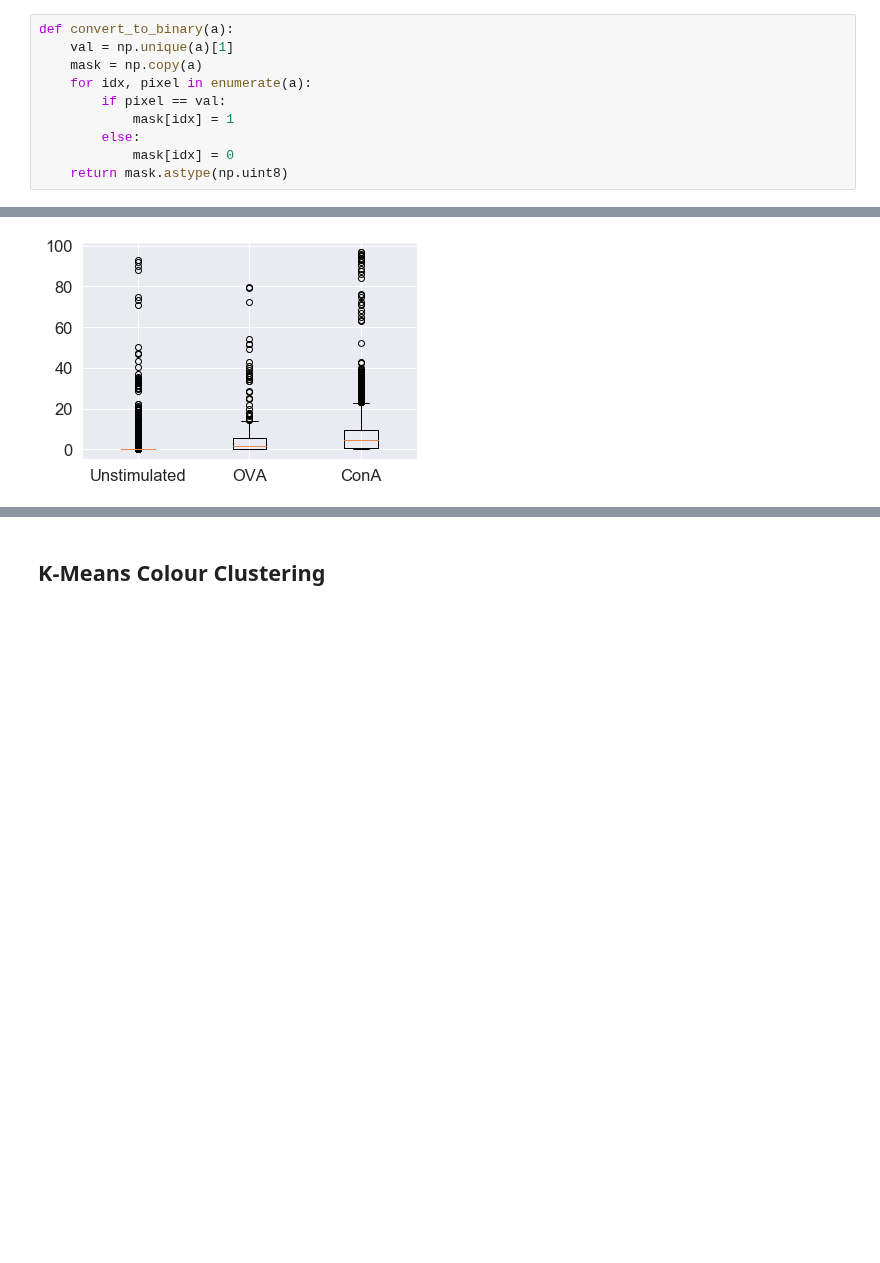
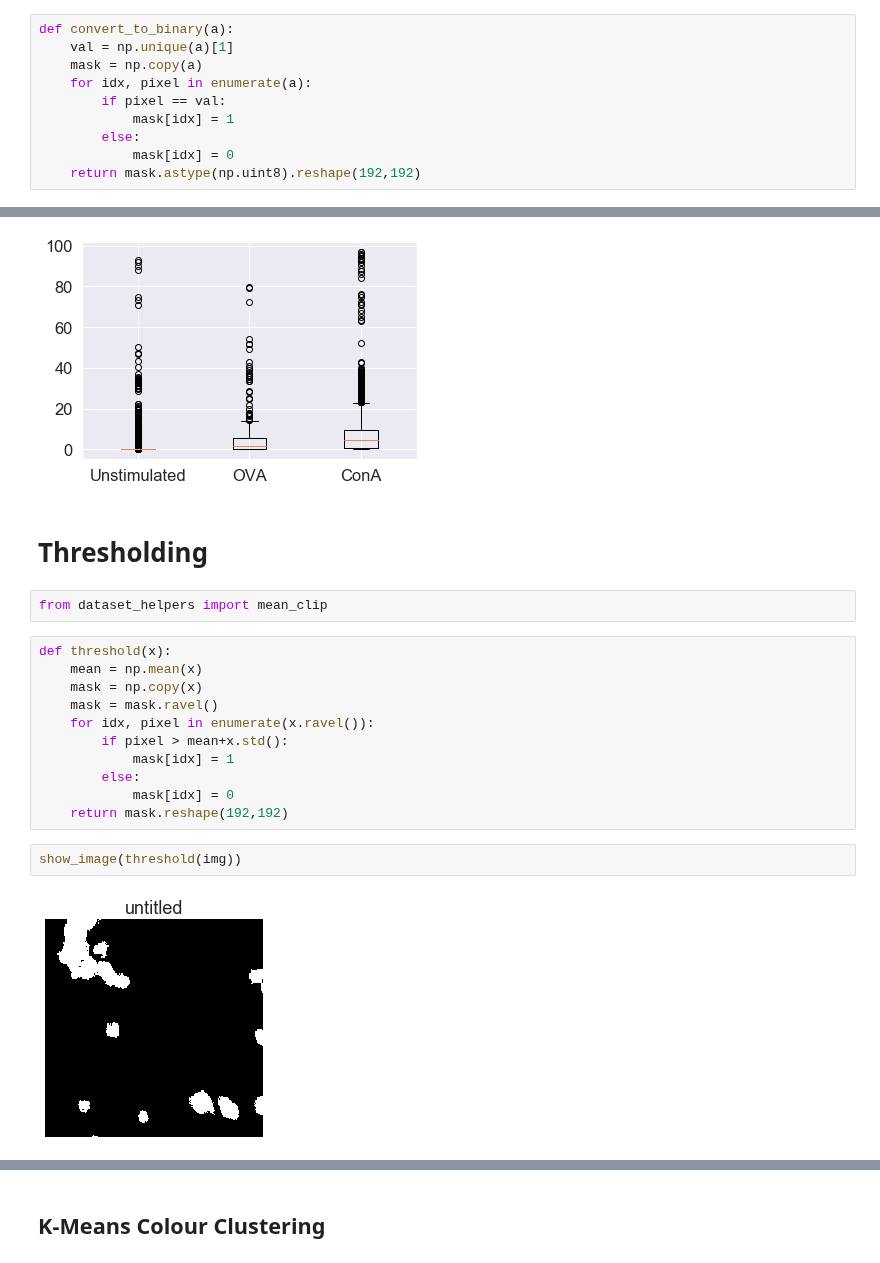
Before and after one commit to leonore/deep-learning-for-immune-cells, a Jupyter notebook: src/image_segmentation.ipynb, the cells around one changed output, grey strips where cells are left out. Saved outputs shown, nothing was run; the diff lists cells and outputs as text; blank space fills up the shorter version.

Commit message:
experimenting with thresholding vs k-means

```diff
--- a/src/image_segmentation.ipynb
+++ b/src/image_segmentation.ipynb
@@ -76,7 +76,7 @@ def convert_to_binary(a):
             mask[idx] = 1
         else:
             mask[idx] = 0
-    return mask.astype(np.uint8)
+    return mask.astype(np.uint8).reshape(192,192)
 # %%
 def get_mask(img):
     kmeans = KMeans(2).fit(img.reshape(np.prod(img.shape), 1))
@@ -144,3 +144,22 @@ fig = plt.boxplot([overlaps[overlaps[:, 1] == 0], overlaps[overlaps[:, 1] == 1,
 xticks = plt.xticks([1,2,3], ["Unstimulated", "OVA", "ConA"])
 # %% [output]
 [figure]
+# %% [markdown]
+# Thresholding
+# %%
+from dataset_helpers import mean_clip
+# %%
+def threshold(x):
+    mean = np.mean(x)
+    mask = np.copy(x)
+    mask = mask.ravel()
+    for idx, pixel in enumerate(x.ravel()):
+        if pixel > mean+x.std():
+            mask[idx] = 1
+        else:
+            mask[idx] = 0
+    return mask.reshape(192,192)
+# %%
+show_image(threshold(img))
+# %% [output]
+[figure, added]
```
Also changed, not shown: parts of 9 cells of this notebook.
